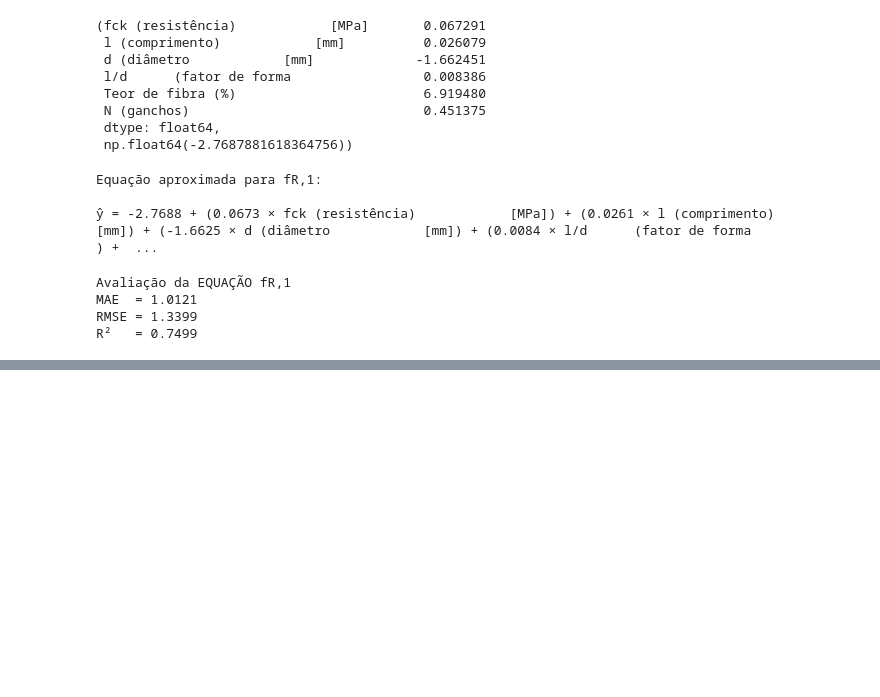
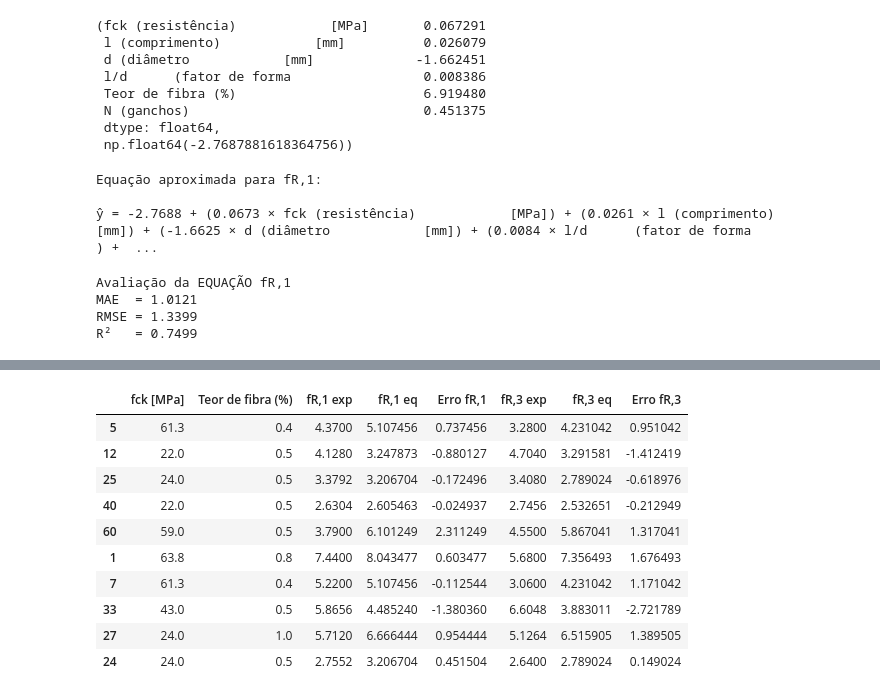
Before and after one commit to TheCarlosRamos/projeto_cimento, a Jupyter notebook: v4/dnn_v1.ipynb, the cells around one changed output, grey strips where cells are left out. Saved outputs shown, nothing was run; the diff lists cells and outputs as text; code cells hidden in the pictures; blank space fills up the shorter version.

```diff
--- a/v4/dnn_v1.ipynb
+++ b/v4/dnn_v1.ipynb
@@ -2240,8 +2240,8 @@ y_pred_gbr = pipeline_gbr.predict(X_clean)
 # Treinar a regressão linear aproximadora
 from sklearn.linear_model import LinearRegression
 
-lin_reg_eq = LinearRegression()
-lin_reg_eq.fit(X_clean, y_pred_gbr)
+lin_reg_eq_fr3 = LinearRegression()
+lin_reg_eq_fr3.fit(X_clean, y_pred_gbr)
 # %% [output]
 LinearRegression()
 # %%
@@ -2252,8 +2252,8 @@ from sklearn.linear_model import LinearRegression
 y_pred_gbr_fr3 = pipeline_gbr_fr3.predict(X_clean)
 
 # Ajustar equação linear
-lin_reg_eq = LinearRegression()
-lin_reg_eq.fit(X_clean, y_pred_gbr_fr3)
+lin_reg_eq_fr3 = LinearRegression()
+lin_reg_eq_fr3.fit(X_clean, y_pred_gbr_fr3)
 # %% [output]
 LinearRegression()
 # %%
@@ -2562,12 +2595,12 @@ from sklearn.linear_model import LinearRegression
 y_gbr = pipeline_gbr.predict(X)
 
 # Ajustar regressão linear às previsões
-lin_eq = LinearRegression()
-lin_eq.fit(X, y_gbr)
+lin_eq_fr1 = LinearRegression()
+lin_eq_fr1.fit(X, y_gbr)
 
 # Coeficientes
 coef = pd.Series(lin_eq.coef_, index=X.columns)
-intercept = lin_eq.intercept_
+intercept = lin_eq_fr1.intercept_
 
 coef, intercept
 # %% [output]
@@ -2609,0 +2685,59 @@ R²   = 0.7499
+# %%
+import pandas as pd
+
+# Variáveis de entrada (EXATAMENTE as usadas no treino)
+features = [
+    'fck (resistência)            [MPa]',
+    'l (comprimento)            [mm]',
+    'd (diâmetro            [mm]',
+    'l/d      (fator de forma             ',
+    'Teor de fibra (%)',
+    'N (ganchos)'
+]
+
+def testar_equacoes_lote(df, indices):
+    """
+    Testa as equações lineares de fR,1 e fR,3
+    para múltiplas linhas do banco de dados.
+    """
+    X = df.loc[indices, features]
+
+    # Previsões
+    fr1_eq = lin_eq_fr1.predict(X)
+    fr3_eq = lin_reg_eq_fr3.predict(X)
+
+    # Resultados experimentais
+    fr1_exp = df.loc[indices, 'fR,1 (N/mm²)      (experimental)']
+    fr3_exp = df.loc[indices, 'fR,3 (N/mm²)      (experimental)']
+
+    result = pd.DataFrame({
+        "fck [MPa]": X[features[0]].values,
+        "Teor de fibra (%)": X['Teor de fibra (%)'].values,
+        "fR,1 exp": fr1_exp.values,
+        "fR,1 eq": fr1_eq,
+        "Erro fR,1": fr1_eq - fr1_exp.values,
+        "fR,3 exp": fr3_exp.values,
+        "fR,3 eq": fr3_eq,
+        "Erro fR,3": fr3_eq - fr3_exp.values
+    }, index=indices)
+
+    return result
+
+# ===== USO =====
+# Escolha índices do banco
+indices_teste = [5, 12, 25, 40, 60, 1, 7, 33, 27, 24]
+
+df_resultados = testar_equacoes_lote(df, indices_teste)
+df_resultados
+# %% [output]
+|  | fck [MPa] | Teor de fibra (%) | fR,1 exp | fR,1 eq | Erro fR,1 | fR,3 exp | fR,3 eq | Erro fR,3 |
+| 5 | 61.3 | 0.4 | 4.3700 | 5.107456 | 0.737456 | 3.2800 | 4.231042 | 0.951042 |
+| 12 | 22.0 | 0.5 | 4.1280 | 3.247873 | -0.880127 | 4.7040 | 3.291581 | -1.412419 |
+| 25 | 24.0 | 0.5 | 3.3792 | 3.206704 | -0.172496 | 3.4080 | 2.789024 | -0.618976 |
+| 40 | 22.0 | 0.5 | 2.6304 | 2.605463 | -0.024937 | 2.7456 | 2.532651 | -0.212949 |
+| 60 | 59.0 | 0.5 | 3.7900 | 6.101249 | 2.311249 | 4.5500 | 5.867041 | 1.317041 |
+| 1 | 63.8 | 0.8 | 7.4400 | 8.043477 | 0.603477 | 5.6800 | 7.356493 | 1.676493 |
+| 7 | 61.3 | 0.4 | 5.2200 | 5.107456 | -0.112544 | 3.0600 | 4.231042 | 1.171042 |
+| 33 | 43.0 | 0.5 | 5.8656 | 4.485240 | -1.380360 | 6.6048 | 3.883011 | -2.721789 |
+| 27 | 24.0 | 1.0 | 5.7120 | 6.666444 | 0.954444 | 5.1264 | 6.515905 | 1.389505 |
+| 24 | 24.0 | 0.5 | 2.7552 | 3.206704 | 0.451504 | 2.6400 | 2.789024 | 0.149024 |
```
Also changed, not shown: parts of 13 cells of this notebook.
